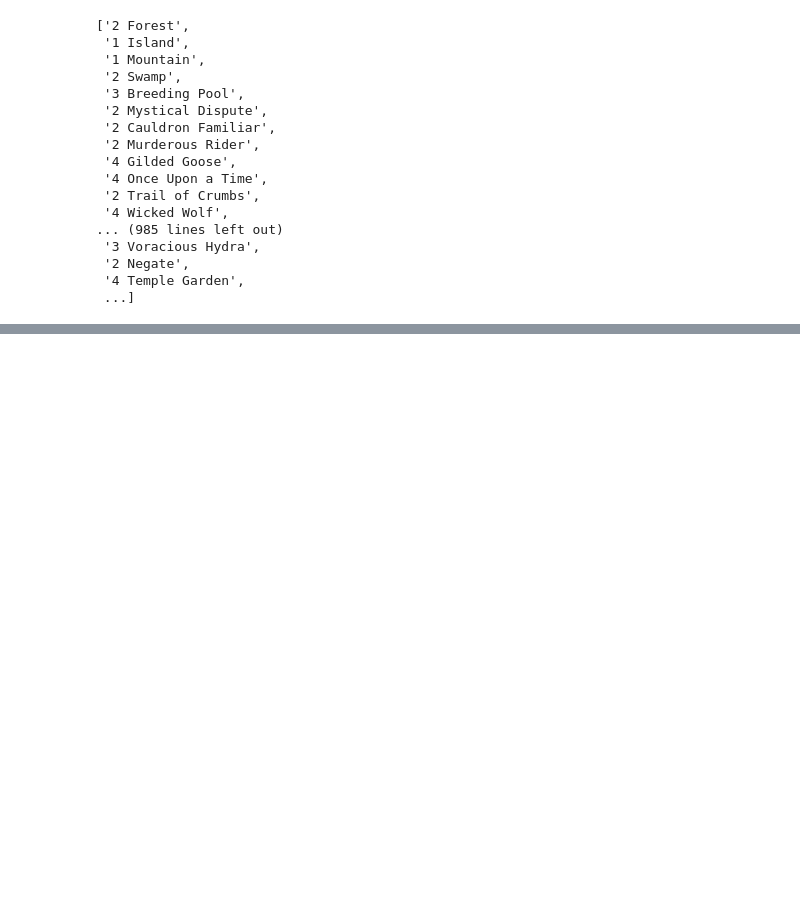
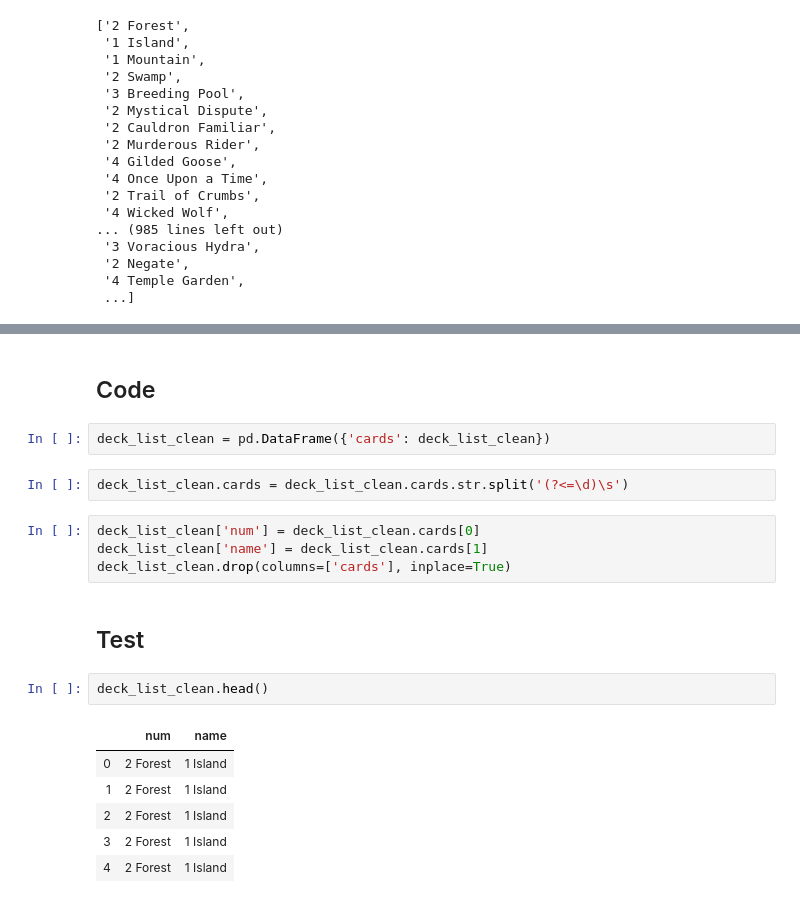
Before and after one commit to jcorum11/MTGA_rarity_analysis, a Jupyter notebook: wrangle_notebooks/mtg_wrangle_act.ipynb, the cells around one changed output, grey strips where cells are left out. Cells and saved outputs as stored; diff of their text form; blank space fills up the shorter version.

Commit message:
wrote code to separate numbers from names but needs debugging

```diff
--- a/wrangle_notebooks/mtg_wrangle_act.ipynb
+++ b/wrangle_notebooks/mtg_wrangle_act.ipynb
@@ -212,0 +214,21 @@ deck_list_clean
+# %% [markdown]
+## Code
+# %%
+deck_list_clean = pd.DataFrame({'cards': deck_list_clean})
+# %%
+deck_list_clean.cards = deck_list_clean.cards.str.split('(?<=\d)\s')
+# %%
+deck_list_clean['num'] = deck_list_clean.cards[0]
+deck_list_clean['name'] = deck_list_clean.cards[1]
+deck_list_clean.drop(columns=['cards'], inplace=True)
+# %% [markdown]
+## Test
+# %%
+deck_list_clean.head()
+# %% [output]
+|  | num | name |
+| 0 | 2 Forest | 1 Island |
+| 1 | 2 Forest | 1 Island |
+| 2 | 2 Forest | 1 Island |
+| 3 | 2 Forest | 1 Island |
+| 4 | 2 Forest | 1 Island |
```
Also changed, not shown: parts of 2 cells of this notebook.
